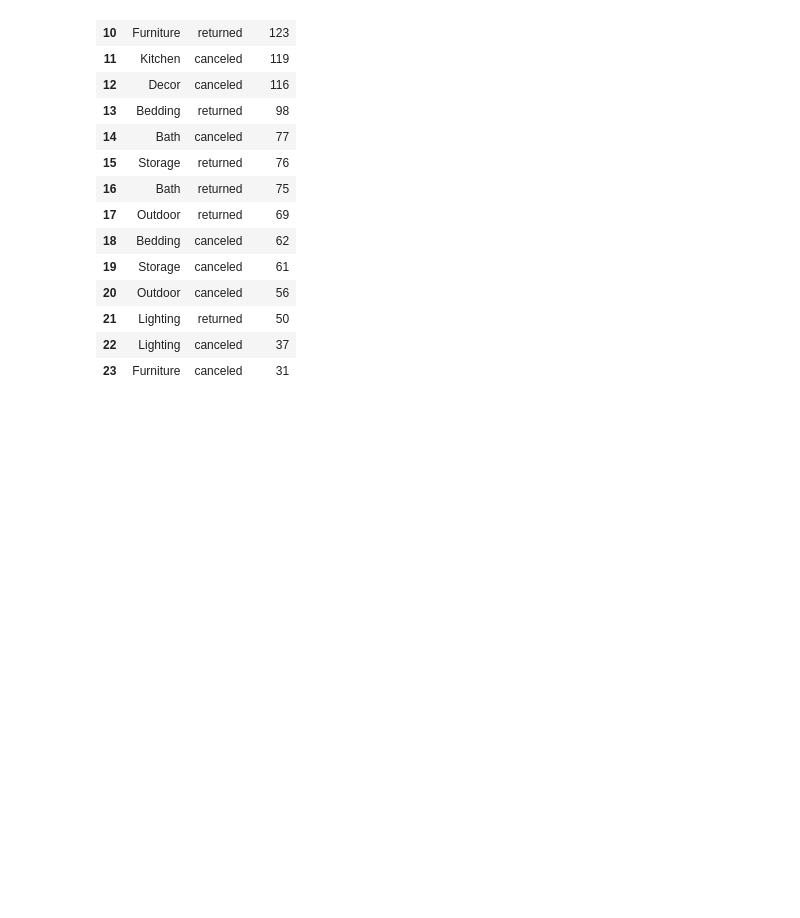
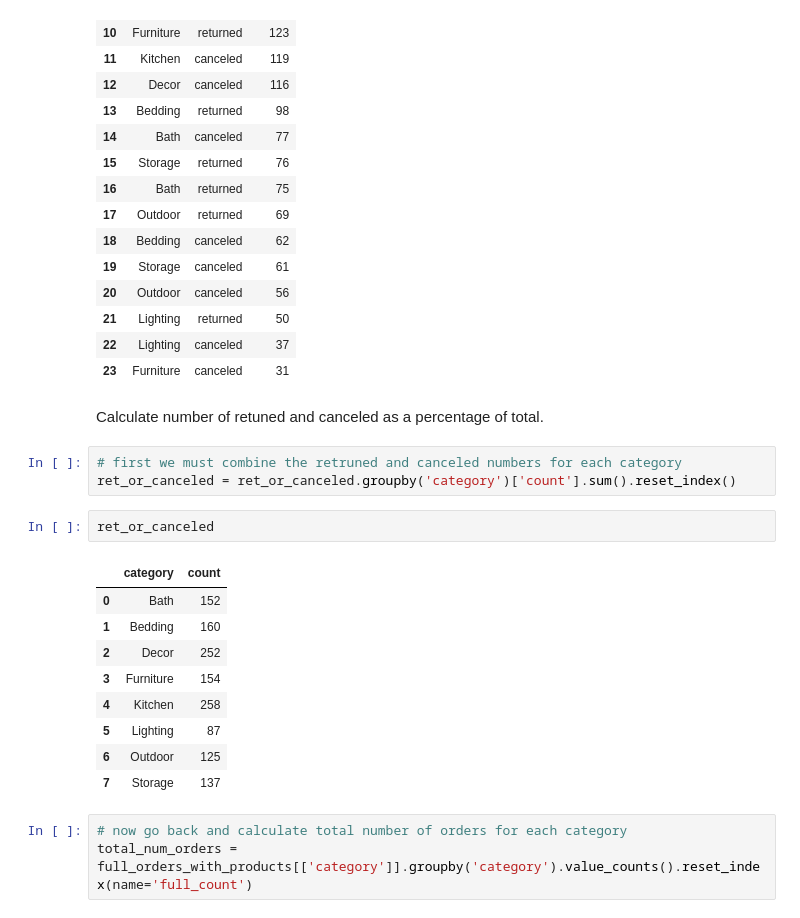
Before and after one commit to Mohamed-Shaheedullah/wayfair-python-analysis, a Jupyter notebook: wayfair-analysis.ipynb, the cells around one changed output. Cells and saved outputs as stored; diff of their text form; blank space fills up the shorter version.

```diff
--- a/wayfair-analysis.ipynb
+++ b/wayfair-analysis.ipynb
@@ -509,3 +509,23 @@ ret_or_canceled
 | 21 | Lighting | returned | 50 |
 | 22 | Lighting | canceled | 37 |
 | 23 | Furniture | canceled | 31 |
+# %% [markdown]
+Calculate number of retuned and canceled as a percentage of total.
+# %%
+# first we must combine the retruned and canceled numbers for each category
+ret_or_canceled = ret_or_canceled.groupby('category')['count'].sum().reset_index()
+# %%
+ret_or_canceled
+# %% [output]
+|  | category | count |
+| 0 | Bath | 152 |
+| 1 | Bedding | 160 |
+| 2 | Decor | 252 |
+| 3 | Furniture | 154 |
+| 4 | Kitchen | 258 |
+| 5 | Lighting | 87 |
+| 6 | Outdoor | 125 |
+| 7 | Storage | 137 |
+# %%
+# now go back and calculate total number of orders for each category
+total_num_orders = full_orders_with_products[['category']].groupby('category').value_counts().reset_index(name='full_count')
```
Also changed, not shown: parts of 5 cells of this notebook.
